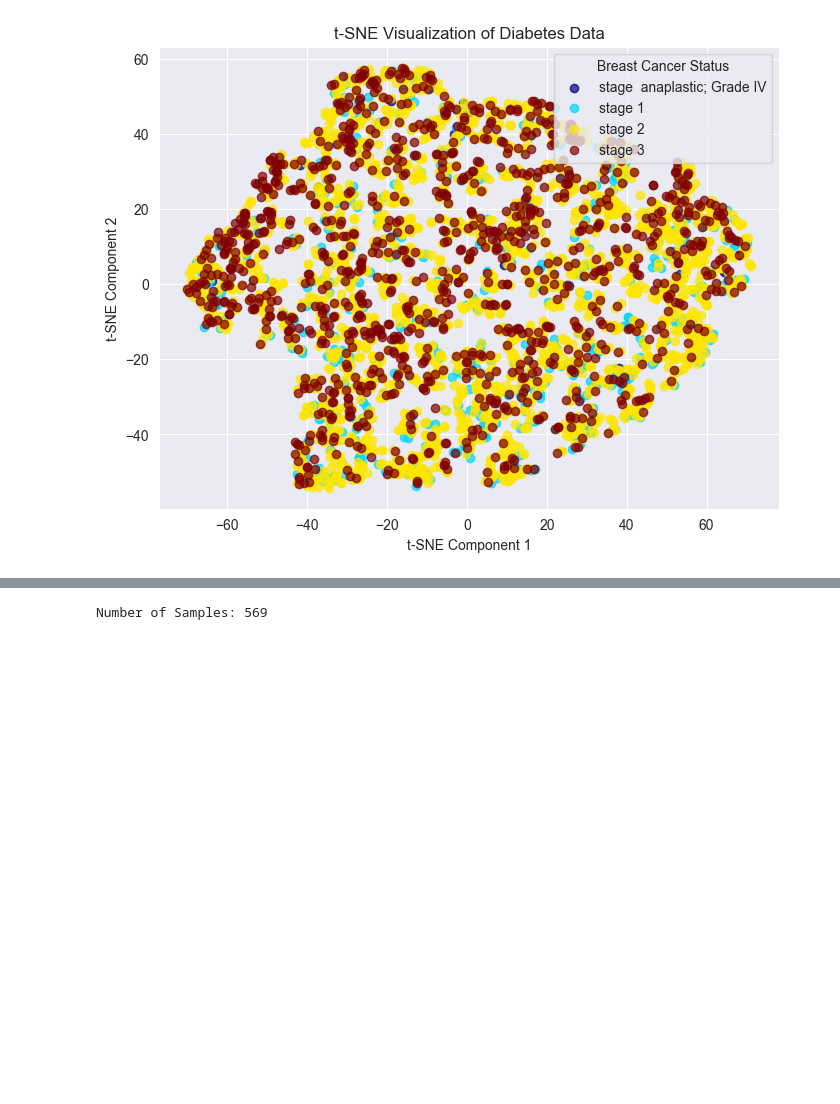
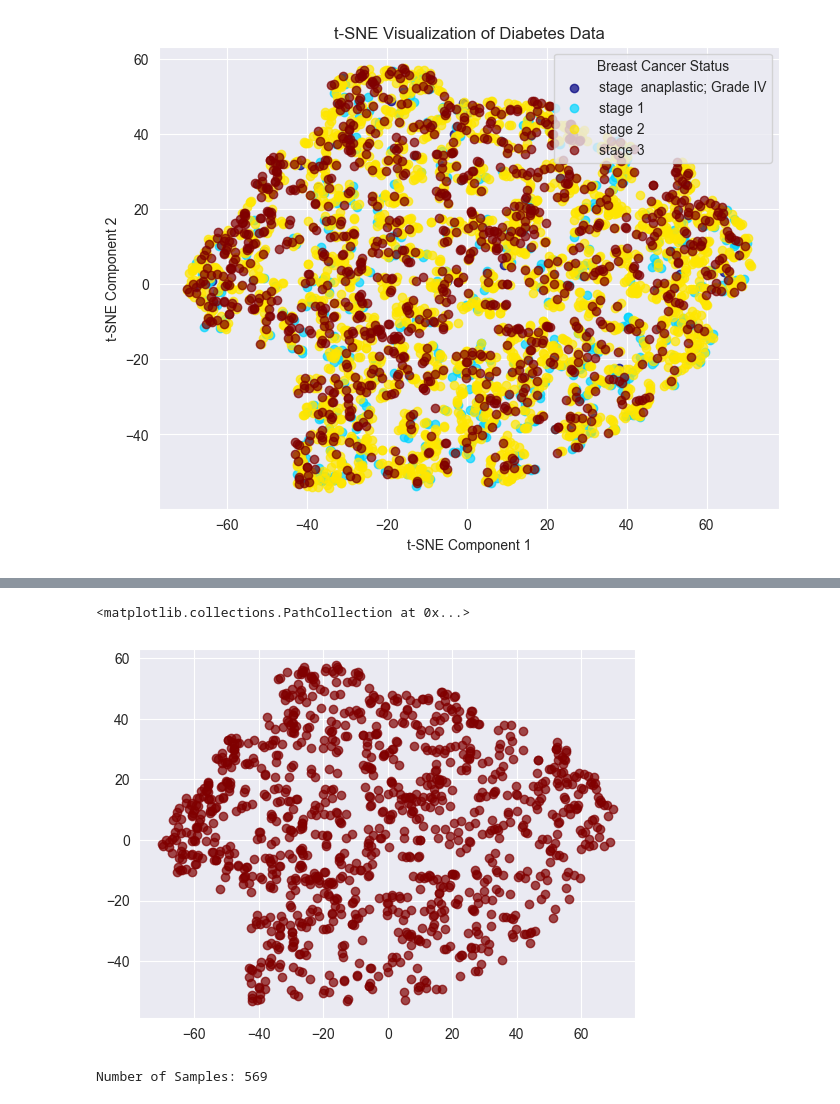
Before and after one commit to shin-fued/umap_vs_tsne, a Jupyter notebook: trying.ipynb, the cells around one changed output, grey strips where cells are left out. Cells and saved outputs as stored; diff of their text form; code cells hidden in the pictures; blank space fills up the shorter version.

```diff
--- a/trying.ipynb
+++ b/trying.ipynb
@@ -82,3 +94,9 @@ plt.show()
+# %%
+idx = labels == '3'  # Proper boolean indexing
+plt.scatter(X_embedded[idx, 0], X_embedded[idx, 1], color=[label_to_color[label]], label=f'stage {label}', alpha=0.7)
+# %% [output]
+<matplotlib.collections.PathCollection at 0x...>
+[figure, added]
 # %%
 import pandas as pd
 import numpy as np
```
Also changed, not shown: parts of 5 cells of this notebook, 1 other file.
